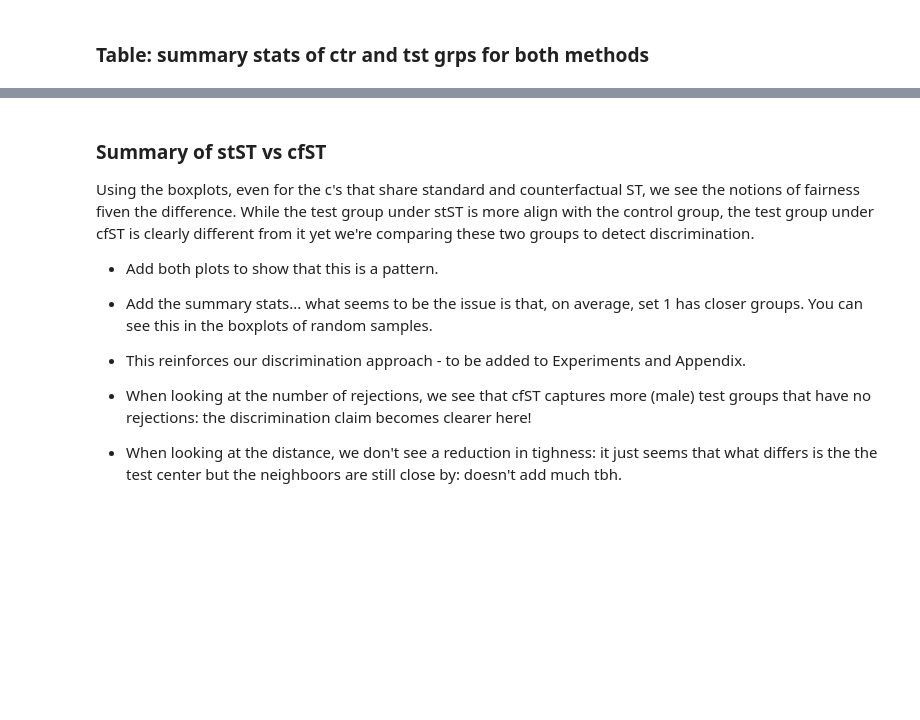
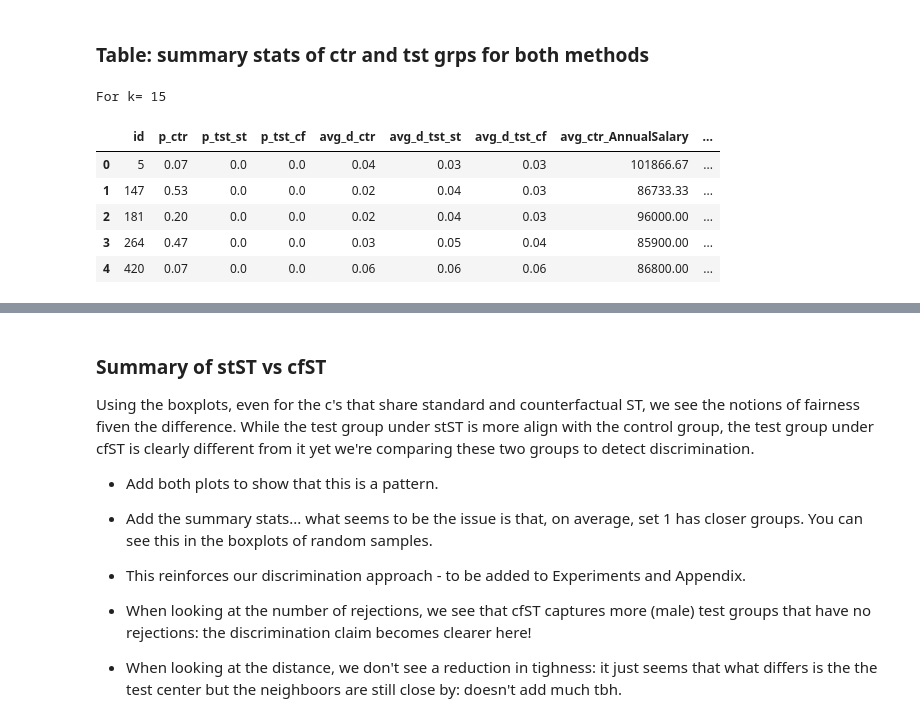
Before and after one commit to cc-jalvarez/counterfactual-situation-testing, a Jupyter notebook: src/analysis_loan_application.ipynb, the cells around one changed output, grey strips where cells are left out. Saved outputs shown, nothing was run; the diff lists cells and outputs as text; code cells hidden in the pictures; blank space fills up the shorter version.

Commit message:
created data for ST vs CST w/o summary tables

```diff
--- a/src/analysis_loan_application.ipynb
+++ b/src/analysis_loan_application.ipynb
@@ -278,43 +277,59 @@ sns.boxplot(x = box_plot_data['ID'],
 [figure]
 # %% [markdown]
 ### Table: summary stats of ctr and tst grps for both methods
+# %%
+print("For k=", n)
+# %% [output]
+For k= 15
 # %%
-# Get summary stats
-nsf = 3
+# Get summary stats for Set 1
+nsf = 2
+
 list_temp_df = []
-var = ['AnnualSalary', 'AccountBalance']
-var.append('LoanApproval')
+
+var = ['AnnualSalary', 'AccountBalance', 'LoanApproval']
+# var.append('LoanApproval')
 
 for c in set1:
 
     temp_df = {}
     temp_ctr    = org_df.iloc[stST_knn[c]['ctr_idx'], :][var]
     temp_tst_st = org_df.iloc[stST_knn[c]['tst_idx'], :][var]
     temp_tst_cf = org_cf_df.iloc[cfST_knn[c]['tst_idx'], :][var]
 
     temp_df['id'] = c
 
-    temp_df['neg_y_ctr']    = temp_ctr[temp_ctr['LoanApproval'] == -1].shape[0]
-    temp_df['neg_y_tst_st'] = temp_tst_st[temp_tst_st['LoanApproval'] == -1].shape[0]
-    temp_df['neg_y_tst_cf'] = temp_tst_cf[temp_tst_cf['LoanApproval'] == -1].shape[0]
+    temp_df['p_ctr']    = round(temp_ctr[temp_ctr['LoanApproval'] == -1].shape[0] / n, nsf)
+    temp_df['p_tst_st'] = round(temp_tst_st[temp_tst_st['LoanApproval'] == -1].shape[0] / n, nsf)
+    temp_df['p_tst_cf'] = round(temp_tst_cf[temp_tst_cf['LoanApproval'] == -1].shape[0] / n, nsf)
+
+#     temp_df['neg_y_ctr']    = temp_ctr[temp_ctr['LoanApproval'] == -1].shape[0] / n
+#     temp_df['neg_y_tst_st'] = temp_tst_st[temp_tst_st['LoanApproval'] == -1].shape[0] / n
+#     temp_df['neg_y_tst_cf'] = temp_tst_cf[temp_tst_cf['LoanApproval'] == -1].shape[0] / n
 
     temp_df['avg_d_ctr']    = round(sum(stST_dis[c]['ctr_idx']) / len(stST_dis[c]['ctr_idx']), nsf)
     temp_df['avg_d_tst_st'] = round(sum(stST_dis[c]['tst_idx']) / len(stST_dis[c]['tst_idx']), nsf)
     temp_df['avg_d_tst_cf'] = round(sum(cfST_dis[c]['tst_idx']) / len(cfST_dis[c]['tst_idx']), nsf)
 
-
-    for v in var:
+    for v in ['AnnualSalary', 'AccountBalance']:
         temp_df['avg_ctr_' + v] = round(temp_ctr.mean()[v], nsf)
         temp_df['std_ctr_' + v] = round(temp_ctr.std()[v], nsf)
 
         temp_df['avg_tst_st_' + v] = round(temp_tst_st.mean()[v], nsf)
         temp_df['std_tst_st_' + v] = round(temp_tst_st.std()[v], nsf)
 
         temp_df['avg_tst_cf_' + v] = round(temp_tst_cf.mean()[v], nsf)
         temp_df['std_tst_cf_' + v] = round(temp_tst_cf.std()[v], nsf)
 
     list_temp_df.append(temp_df)
 
 set1_summary_stats = pd.DataFrame(list_temp_df)
 
 set1_summary_stats.head(5)
+# %% [output]
+|  | id | p_ctr | p_tst_st | p_tst_cf | avg_d_ctr | avg_d_tst_st | avg_d_tst_cf | avg_ctr_AnnualSalary | ... |
+| 0 | 5 | 0.07 | 0.0 | 0.0 | 0.04 | 0.03 | 0.03 | 101866.67 | ... |
+| 1 | 147 | 0.53 | 0.0 | 0.0 | 0.02 | 0.04 | 0.03 | 86733.33 | ... |
+| 2 | 181 | 0.20 | 0.0 | 0.0 | 0.02 | 0.04 | 0.03 | 96000.00 | ... |
+| 3 | 264 | 0.47 | 0.0 | 0.0 | 0.03 | 0.05 | 0.04 | 85900.00 | ... |
+| 4 | 420 | 0.07 | 0.0 | 0.0 | 0.06 | 0.06 | 0.06 | 86800.00 | ... |
```
Also changed, not shown: parts of 10 cells of this notebook.
